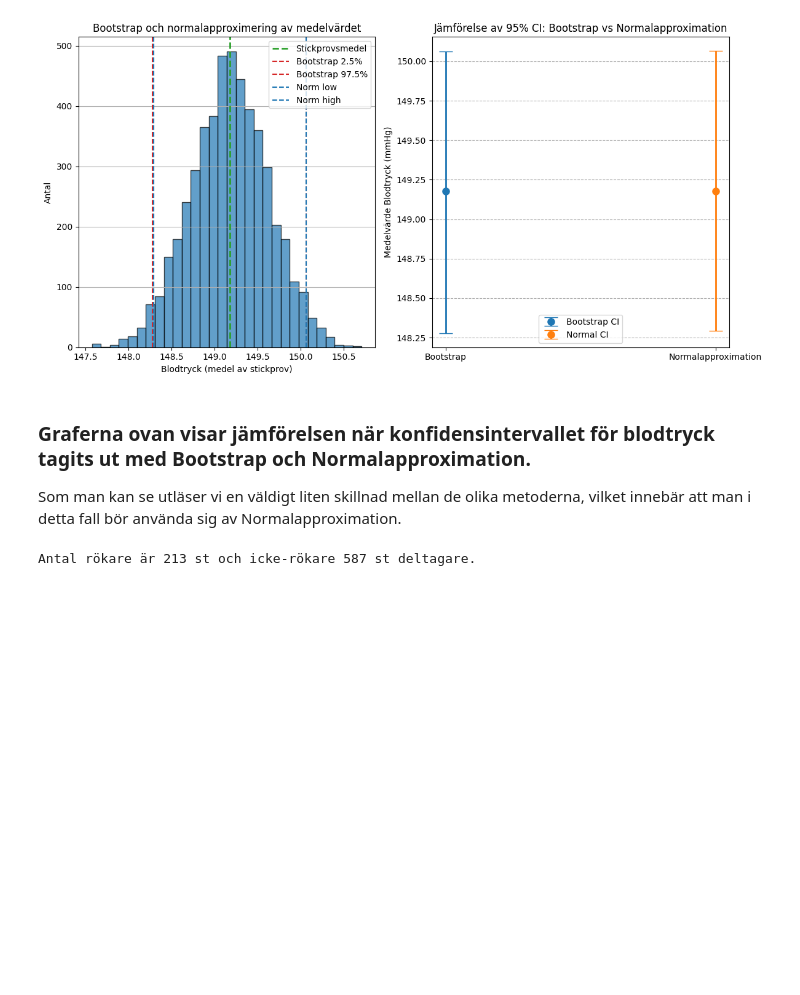
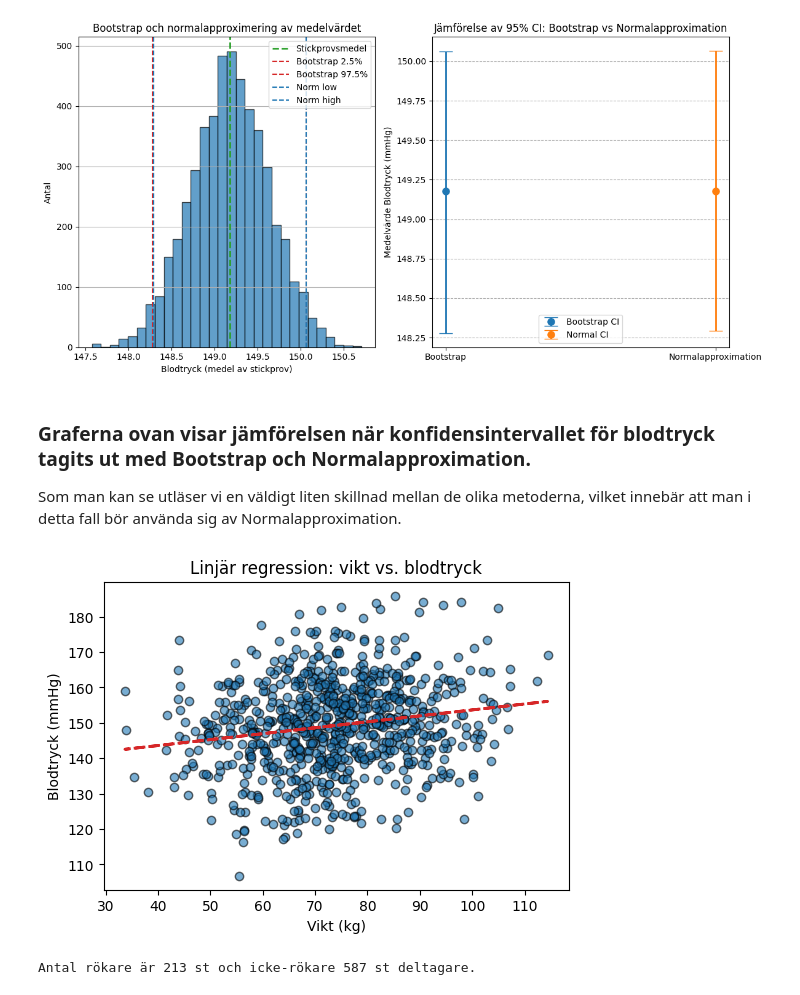
Before and after one commit to MagdalenaPersson/health-study, a Jupyter notebook: report.ipynb, the cells around one changed output. Drawn from its saved outputs; the diff is of its cells as text; code cells hidden in the pictures; blank space fills up the shorter version.

```diff
--- a/report.ipynb
+++ b/report.ipynb
@@ -153,6 +154,12 @@ plt.show()
 ### Graferna ovan visar jämförelsen när konfidensintervallet för blodtryck tagits ut med Bootstrap och Normalapproximation.
 
 Som man kan se utläser vi en väldigt liten skillnad mellan de olika metoderna, vilket innebär att man i detta fall bör använda sig av Normalapproximation.
+# %%
+fig, ax = plt.subplots(figsize=(6,4))
+H.plot_lr_systolicbp_weight(ax)
+plt.show()
+# %% [output]
+[figure, added]
 # %%
 s_yes = (df["smoker"] == "Yes").sum()
 s_no = len(df) - s_yes
```
Also changed, not shown: parts of 3 cells of this notebook, 2 other files.
